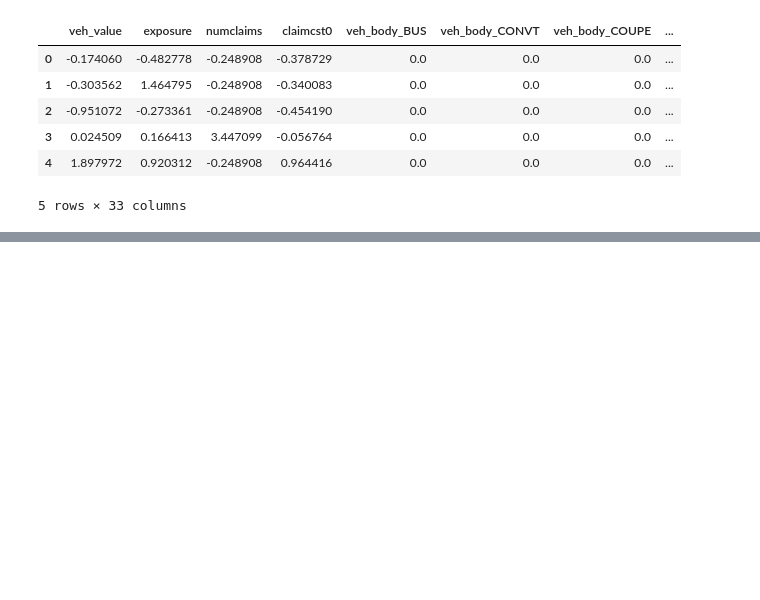
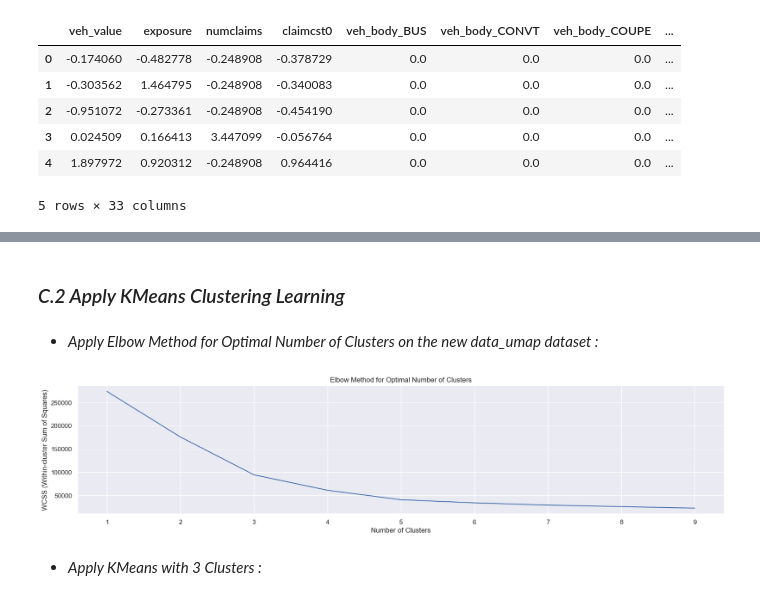
Before and after one commit to omars1234/UnsuperVisedInsuranceAnalysis, a Jupyter notebook: NoteBook.ipynb, the cells around one changed output, grey strips where cells are left out. Cells and saved outputs as stored; diff of their text form; code cells hidden in the pictures; blank space fills up the shorter version.

```diff
--- a/NoteBook.ipynb
+++ b/NoteBook.ipynb
@@ -176,0 +196,20 @@ scaled_df.head()
+# %% [markdown]
+### *C.2 Apply KMeans Clustering Learning*
+# %% [markdown]
+* *Apply Elbow Method for Optimal Number of Clusters on the new data_umap dataset :*
+# %%
+from sklearn.cluster import KMeans
+wcss = []
+for i in range(1,10):
+    kmeans = KMeans(n_clusters=i, random_state=42)
+    kmeans.fit(data_umap)
+    wcss.append(kmeans.inertia_)
+plt.figure(figsize=(20, 4))
+plt.plot(range(1, 10), wcss)
+plt.xlabel("Number of Clusters")
+plt.ylabel("WCSS (Within-cluster Sum of Squares)")
+plt.title("Elbow Method for Optimal Number of Clusters");
+# %% [output]
+[figure, added]
+# %% [markdown]
+* *Apply KMeans with 3 Clusters :*
```
Also changed, not shown: parts of 16 cells of this notebook, 1 other file.
